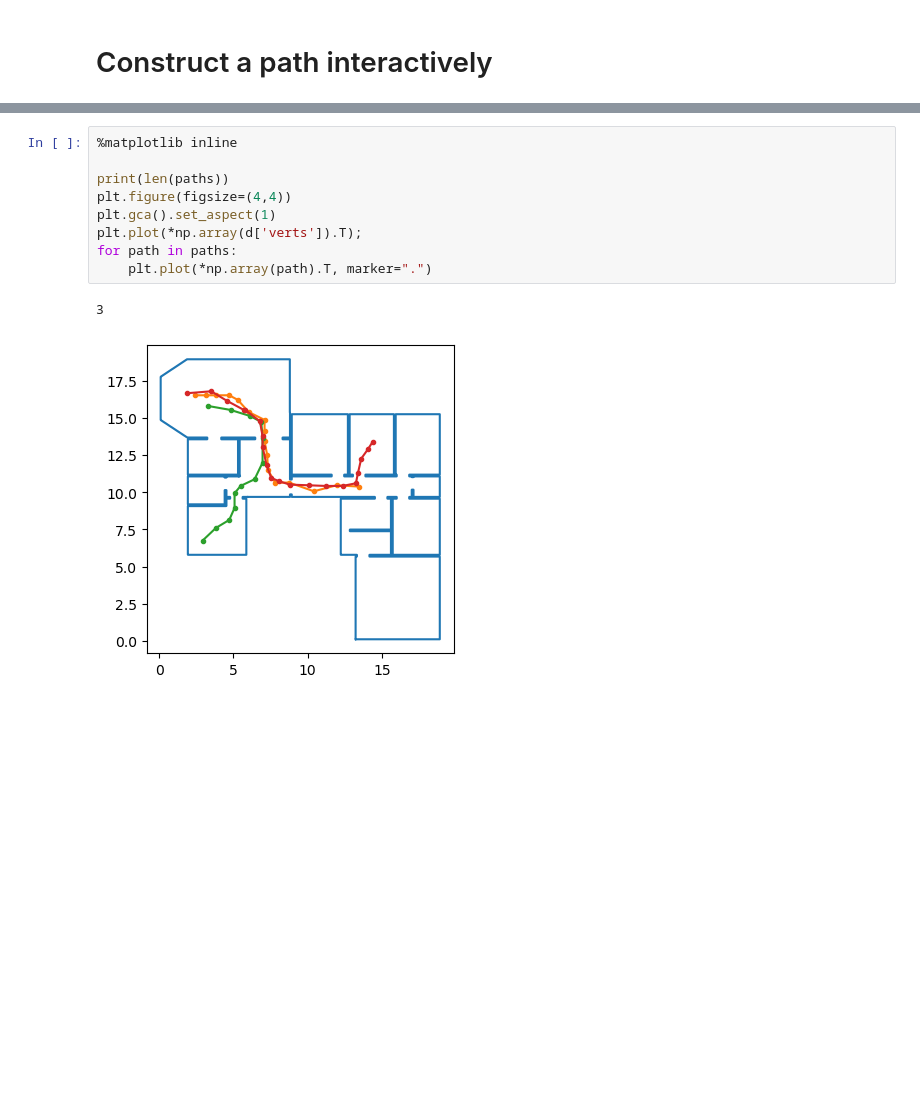
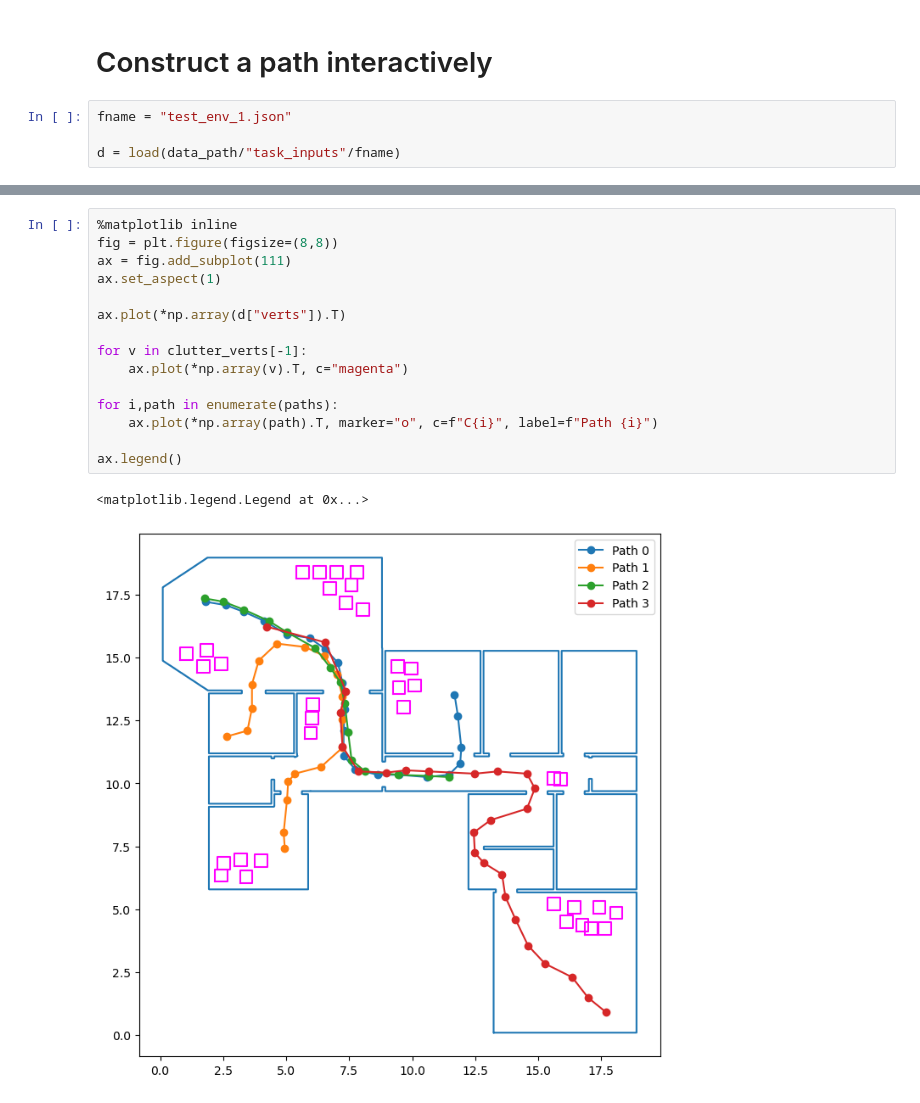
Before and after one commit to mirkoklukas/probabilistic-slam-in-gen, a Jupyter notebook: notebooks/02 - Agent Paths - HouseExpo - Python.ipynb, the cells around one changed output, grey strips where cells are left out. Saved outputs shown, nothing was run; the diff lists cells and outputs as text; blank space fills up the shorter version.

Commit message:
data upd

```diff
--- a/notebooks/02 - Agent Paths - HouseExpo - Python.ipynb
+++ b/notebooks/02 - Agent Paths - HouseExpo - Python.ipynb
@@ -114,5 +217,9 @@ dict_keys(['verts', 'id', 'room_category', 'room_num', 'bbox'])
 # %% [markdown]
 # Construct a path interactively
+# %%
+fname = "test_env_1.json"
+
+d = load(data_path/"task_inputs"/fname)
 # %%
 # Not `%matplotlib inline`
 %matplotlib tk
@@ -183,13 +273,19 @@ fig.canvas.mpl_connect("button_press_event", onclick)
-# %%
-%matplotlib inline
-
-print(len(paths))
-plt.figure(figsize=(4,4))
-plt.gca().set_aspect(1)
-plt.plot(*np.array(d['verts']).T);
-for path in paths:
-    plt.plot(*np.array(path).T, marker=".")
-# %% [output]
-3
-[figure, removed]
+# %%
+%matplotlib inline
+fig = plt.figure(figsize=(8,8))
+ax = fig.add_subplot(111)
+ax.set_aspect(1)
+
+ax.plot(*np.array(d["verts"]).T)
+
+for v in clutter_verts[-1]:
+    ax.plot(*np.array(v).T, c="magenta")
+
+for i,path in enumerate(paths):
+    ax.plot(*np.array(path).T, marker="o", c=f"C{i}", label=f"Path {i}")
+
+ax.legend()
+# %% [output]
+<matplotlib.legend.Legend at 0x...>
+[figure, added]
 # %%
```
Also changed, not shown: parts of 15 cells of this notebook, 2 other files.
